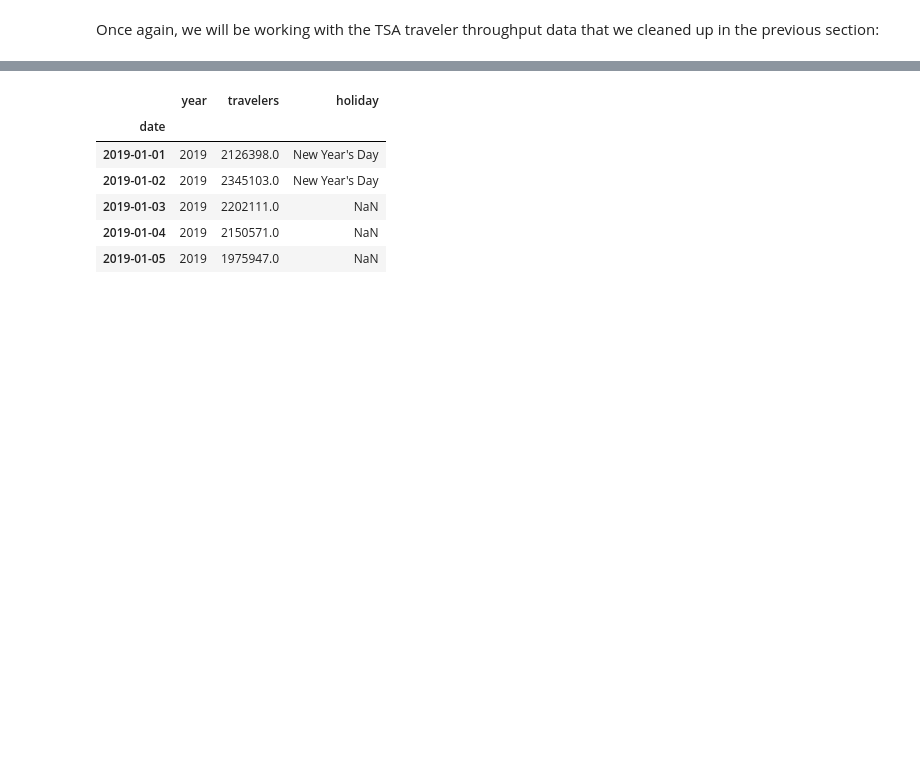
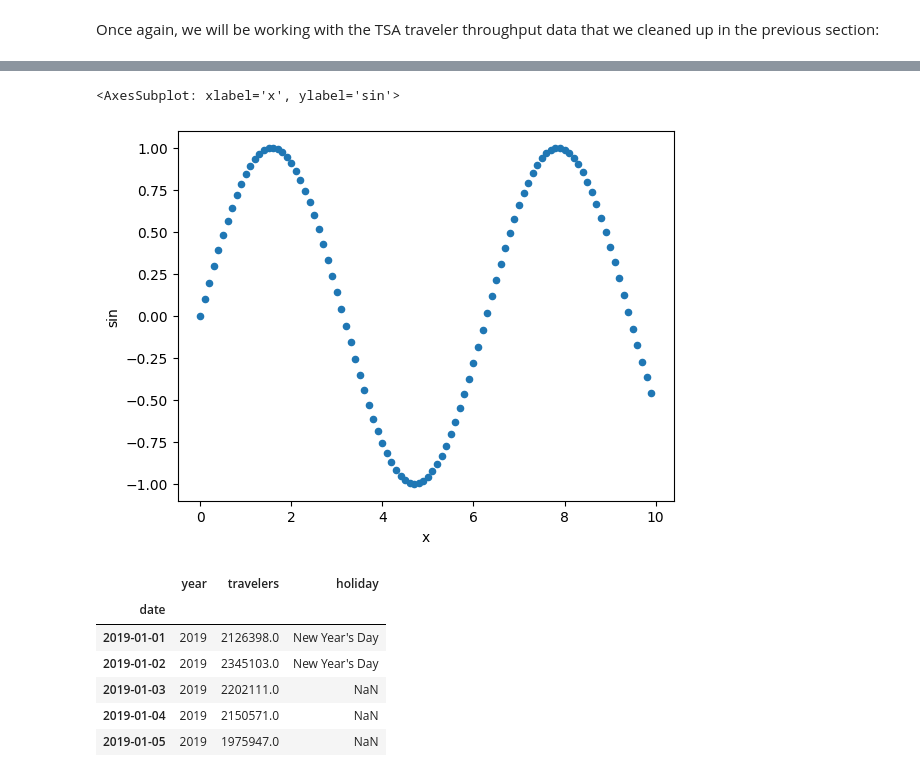
Before and after one commit to Vamir8429/Valerija_SheGoesTech, a Jupyter notebook: Day16_Pandas/3-data_visualization2.ipynb, the cells around one changed output, grey strips where cells are left out. Saved outputs shown, nothing was run; the diff lists cells and outputs as text; code cells hidden in the pictures; blank space fills up the shorter version.

```diff
--- a/Day16_Pandas/3-data_visualization.ipynb
+++ b/Day16_Pandas/3-data_visualization2.ipynb
@@ -14,0 +40,7 @@ Once again, we will be working with the TSA traveler throughput data that we cle
+# %%
+# in the above example we saw how the default plot is a line plot
+# we can also plot a scatter plot
+df.plot(x='x', y='sin', kind='scatter')
+# %% [output]
+<AxesSubplot: xlabel='x', ylabel='sin'>
+[figure, added]
```
Also changed, not shown: parts of 16 cells of this notebook, 2 other files.
